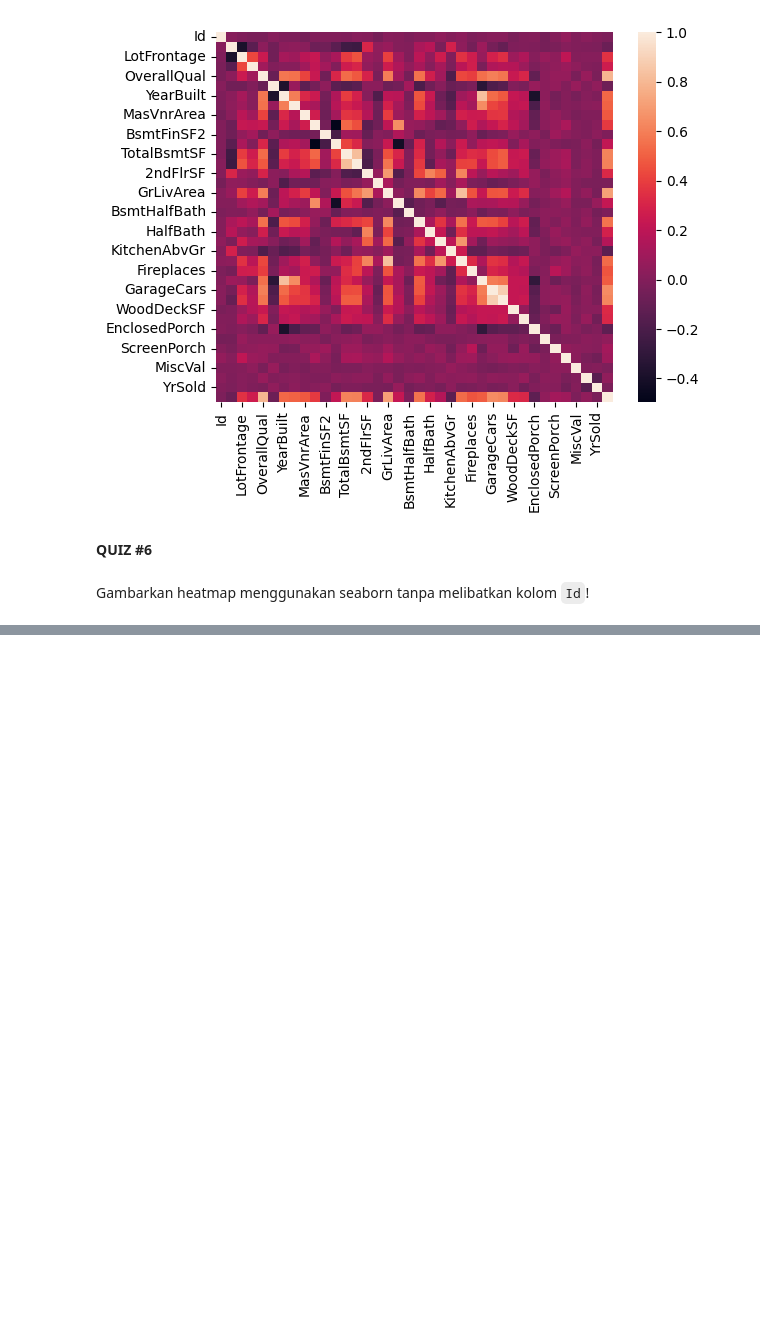
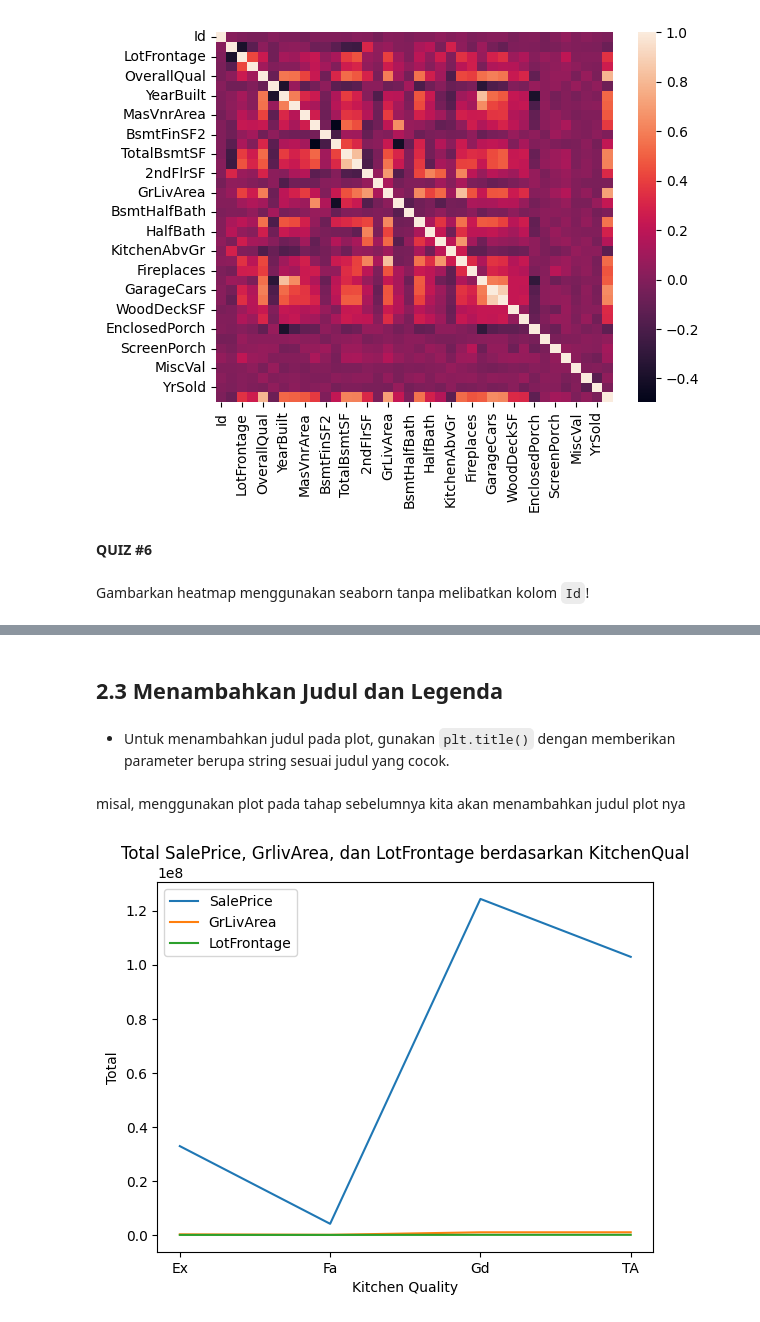
Before and after one commit to romstormy27/contdev_houseprice, a Jupyter notebook: notebooks/video_learning.ipynb, the cells around one changed output, grey strips where cells are left out. Cells and saved outputs as stored; diff of their text form; code cells hidden in the pictures; blank space fills up the shorter version.

```diff
--- a/notebooks/video_learning.ipynb
+++ b/notebooks/video_learning.ipynb
@@ -297,0 +369,28 @@ Gambarkan heatmap menggunakan seaborn tanpa melibatkan kolom `Id`!
+# %% [markdown]
+## 2.3 Menambahkan Judul dan Legenda
+# %% [markdown]
+- Untuk menambahkan judul pada plot, gunakan `plt.title()` dengan memberikan parameter berupa string sesuai judul yang cocok.
+# %% [markdown]
+misal, menggunakan plot pada tahap sebelumnya kita akan menambahkan judul plot nya
+# %%
+# draw line plot using pyplot
+plt.plot(line1, label="SalePrice") #add label
+plt.plot(line2, label="GrLivArea") #add label
+plt.plot(line3, label="LotFrontage") #add label
+
+# show title
+plt.title("Total SalePrice, GrlivArea, dan LotFrontage berdasarkan KitchenQual")
+
+# Tampilkan label untuk x-axis
+plt.xlabel('Kitchen Quality')
+
+# Tampilkan label untuk y-axis
+plt.ylabel('Total')
+
+# show legend
+plt.legend()
+
+# Tunjukkan plot yang telah digambar
+plt.show()
+# %% [output]
+[figure, added]
```
Also changed, not shown: parts of 45 cells of this notebook, 1 other file.
